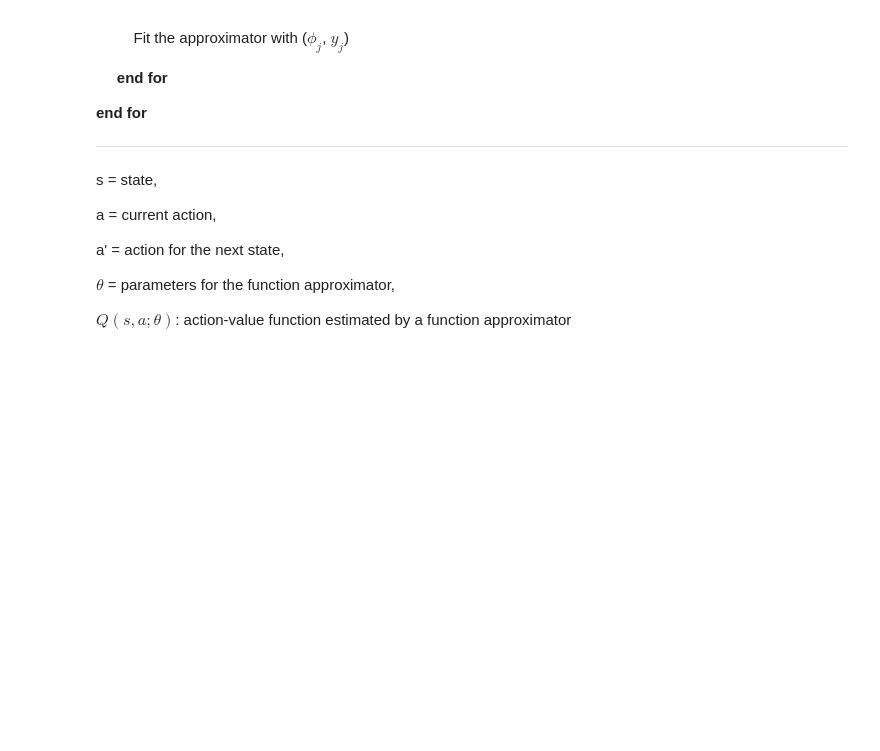
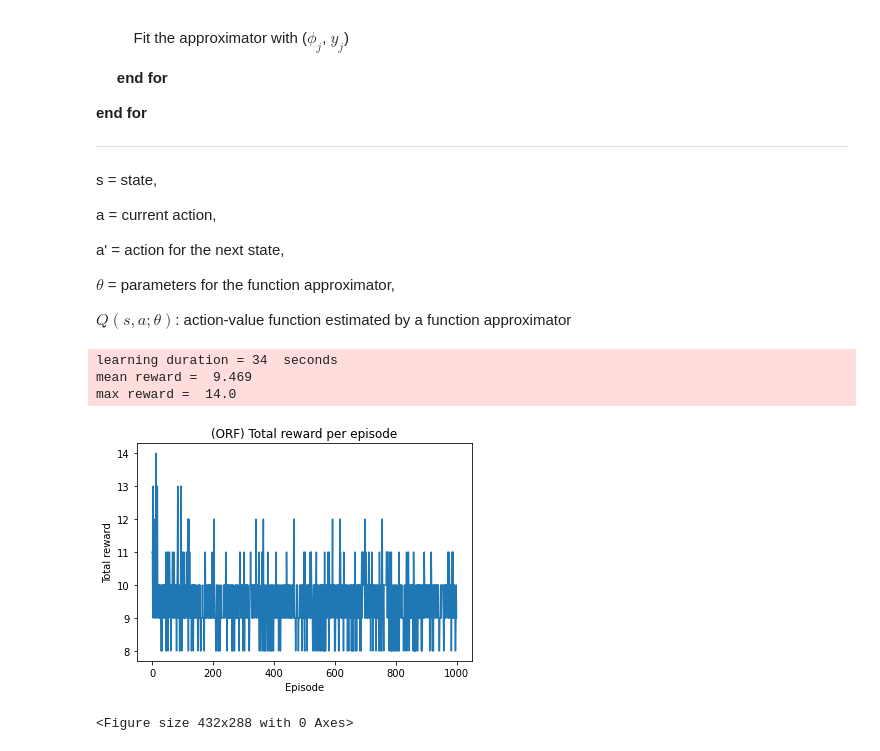
Before and after one commit to joosung-min/Q-Learning-with-Online-Trees, a Jupyter notebook: ORF_CartPole.ipynb, the cells around one changed output. Saved outputs shown, nothing was run; the diff lists cells and outputs as text; code cells hidden in the pictures; blank space fills up the shorter version.

Commit message:
ORF_CartPole added

```diff
--- a/ORF_CartPole.ipynb
+++ b/ORF_CartPole.ipynb
@@ -67,19 +67,23 @@ class ORF_DQN():
 
     def __init__(self, n_state, n_action):
         self.n_action = n_action
-        self.a_model = {}
-        self.a_state = {}
-        self.a_target = {}
+        self.a_model = {} # to build RF for each action
+        self.a_state = {} # to contain state for each action
+        self.a_target = {} # to contain q_value for each action
         self.a_params = {}
         for a in range(n_action): # To contain separate data for each action
             self.a_state[a] = []
             self.a_target[a] = []
         self.isFit = False
+        self.rg = [] # for xrng
+        for _ in range(n_action):
+            self.rg.append([0, 255])
 
     def predict(self, s):
         # s: (4,) array (for cartpole)
         # s = np.array(s).reshape(1,-1) # converts (4,) to (1,4) (2 dimensional)
         preds = []
+
         for a in range(self.n_action):
             preds.append(self.a_model[a].predicts([s])) # should be (, n_action)
 
@@ -103,7 +107,7 @@ class ORF_DQN():
 
     def replay(self, memory, replay_size, gamma):
         if len(memory) == replay_size: # Fit the initial RFs when memory size == replay_size
-
+            print(len(memory))
             replay_data = random.sample(memory, replay_size)
 
             for state, action, next_state, reward, is_done in replay_data:
@@ -111,7 +115,7 @@ class ORF_DQN():
                 self.a_target[action].append(reward)
 
             for i in range(n_action):
-                self.a_params[i] = {'minSamples': 1, 'minGain': 0.1, 'xrng': ORF.dataRange(self.a_state[i]), 'maxDepth': 30}
+                self.a_params[i] = {'minSamples': 10, 'minGain': 0.1, 'xrng': ORF.dataRange(self.rg), 'maxDepth': 30}
                 self.a_model[i] = ORF.ORF(self.a_params[i], numTrees=20) # Fit initial RFs for each action
 
             for a in range(self.n_action):
@@ -161,4 +165,50 @@ def q_learning(env, estimator, n_episode, replay_size, gamma=1.0, epsilon=0.1, e
             estimator.replay(memory, replay_size, gamma)
             state = next_state
         epsilon = np.max([epsilon * epsilon_decay, 0.01])
+# %%
+env = gym.envs.make("CartPole-v1")
+n_state = env.observation_space.shape[0]
+n_action = env.action_space.n
+
+memory = deque(maxlen=10000)
+n_episode = 1000
+replay_size = 1
+
+# params = {'minSamples': 1, 'minGain': 0.1, 'xrng': , 'maxDepth': 30}
+
+dqn = ORF_DQN(n_state, n_action)
+
+total_reward_episode = [0] * n_episode
+
+start = time.time()
+
+q_learning(env, dqn, n_episode, replay_size, gamma=0.99, epsilon=0.1, epsilon_decay=0.99) # runs the alg
+
+end = time.time()
+duration = int(end - start)
+
+myEnv = dict()
+myEnv["t_r_e"] = total_reward_episode
+myEnv["duration"] = duration
+# myEnv["ORF_params"] = params
+
+with open(backup_file, "wb") as file:
+    pickle.dump(myEnv, file)
+
+img_file = backup_file_name + ".png"
+print("learning duration =", duration, " seconds")
+print("mean reward = ", np.mean(total_reward_episode))
+print("max reward = ", max(total_reward_episode))
+plt.plot(total_reward_episode)
+plt.title("(ORF) Total reward per episode")
+plt.xlabel("Episode")
+plt.ylabel("Total reward")
+plt.show()
+plt.savefig(img_file)
+# %% [output]
+learning duration = 34  seconds
+mean reward =  9.469
+max reward =  14.0
+[figure, added]
+<Figure size 432x288 with 0 Axes>
 # %%
```
Also changed, not shown: parts of 4 cells of this notebook, 10 other files.
